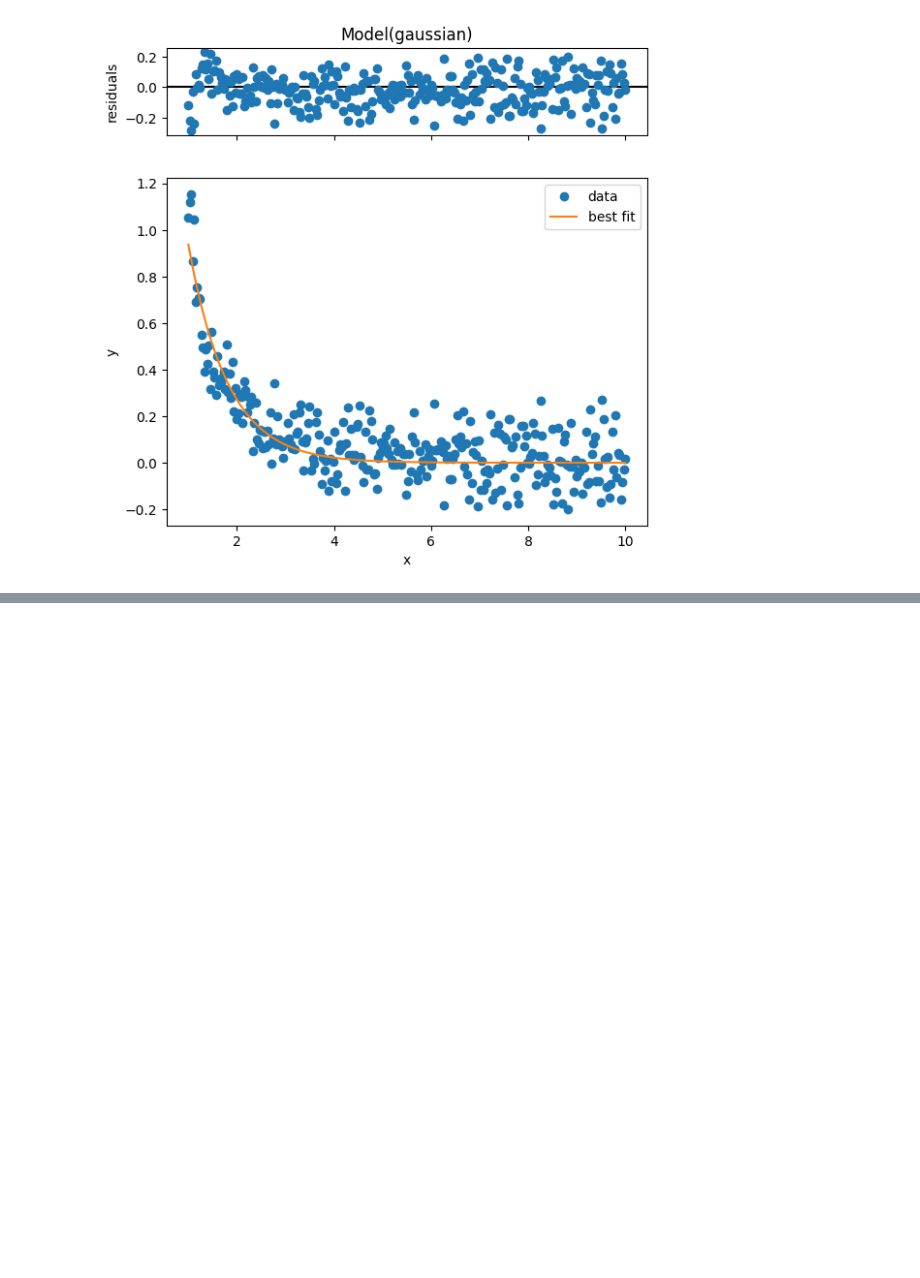
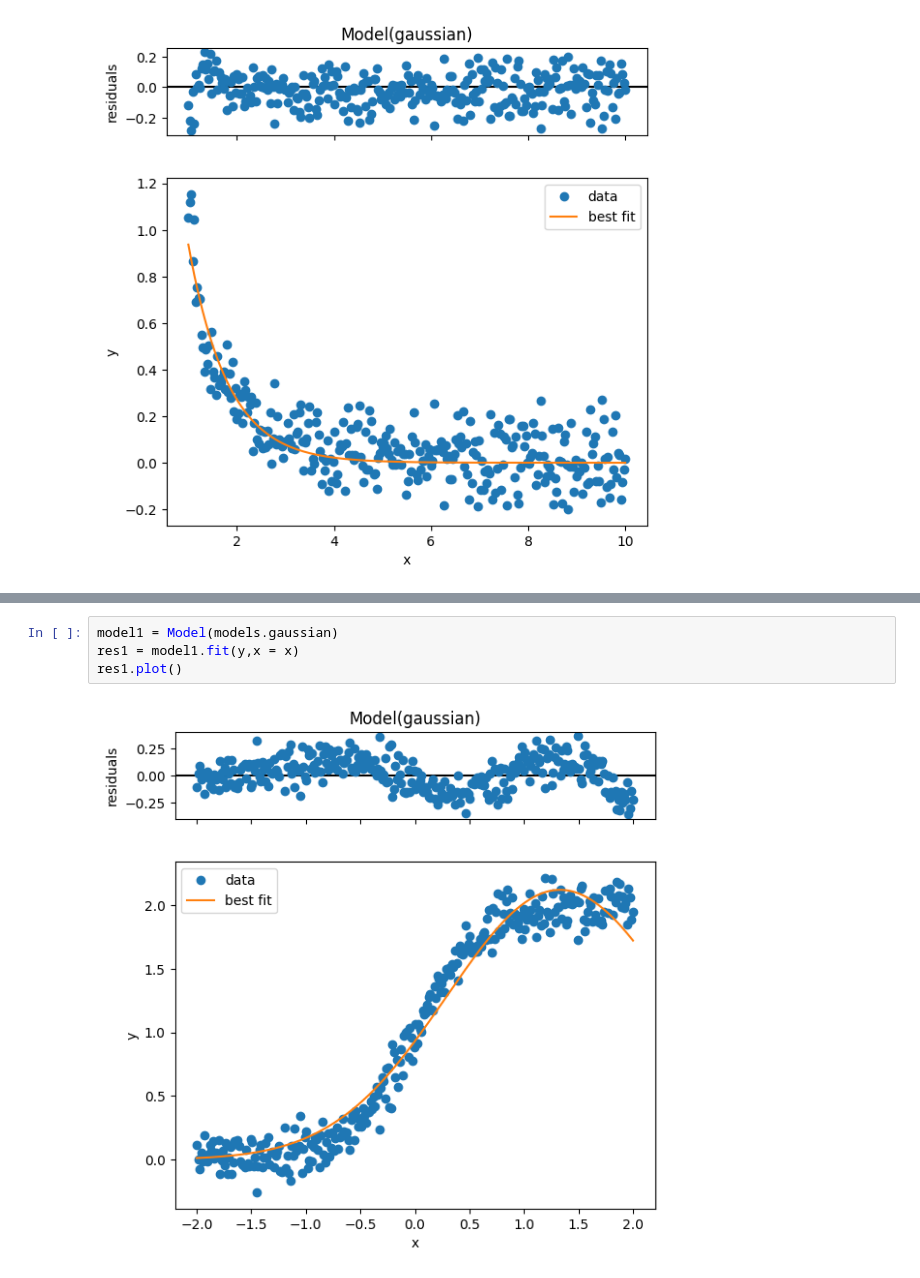
Before and after one commit to Tien-Dat-PHAN/DataScience, a Jupyter notebook: Udemy_MasterPython/Data_curve_fitting.ipynb, the cells around one changed output, grey strips where cells are left out. Saved outputs shown, nothing was run; the diff lists cells and outputs as text; blank space fills up the shorter version.

```diff
--- a/Udemy_MasterPython/Data_curve_fitting.ipynb
+++ b/Udemy_MasterPython/Data_curve_fitting.ipynb
@@ -140,0 +176,6 @@ result2.plot()
+# %%
+model1 = Model(models.gaussian)
+res1 = model1.fit(y,x = x)
+res1.plot()
+# %% [output]
+[figure, added]
```
Also changed, not shown: parts of 9 cells of this notebook.
